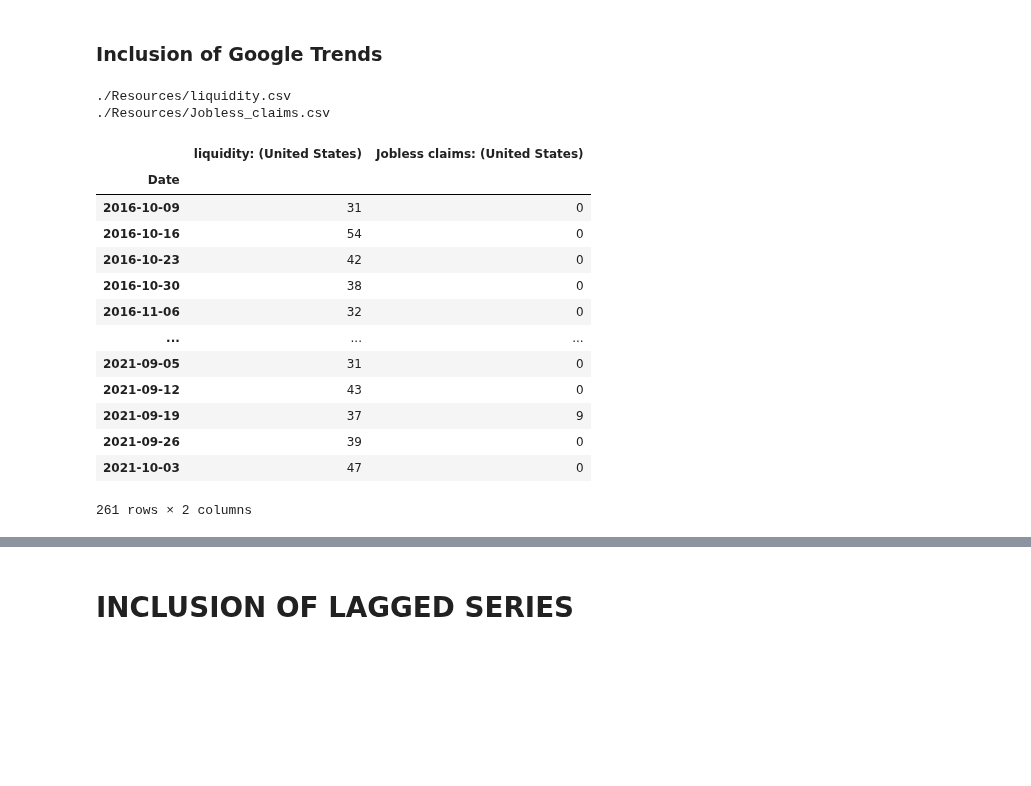
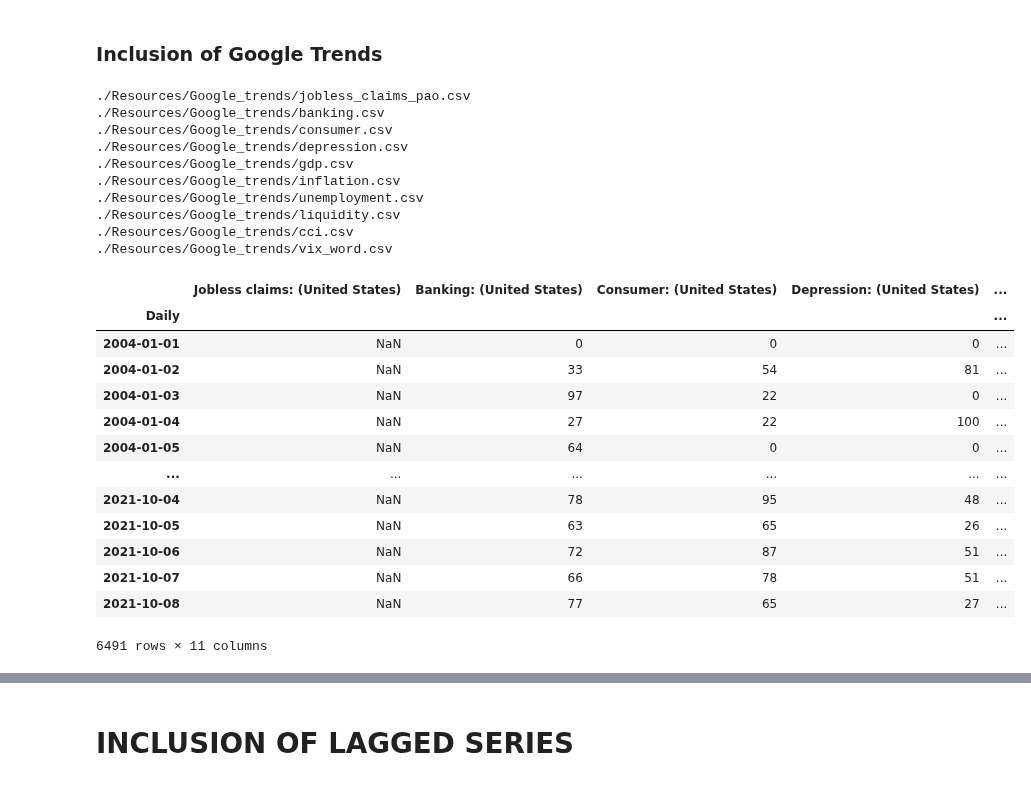
Before and after one commit to sangramsinghg/vix_predictor, a Jupyter notebook: Paola_adaBoost.ipynb, the cells around one changed output, grey strips where cells are left out. Saved outputs shown, nothing was run; the diff lists cells and outputs as text; code cells hidden in the pictures; blank space fills up the shorter version.

```diff
--- a/Paola_adaBoost.ipynb
+++ b/Paola_adaBoost.ipynb
@@ -173,34 +256,46 @@ X5
 # %% [markdown]
 ### Inclusion of Google Trends
 # %%
-# Upload of csv files
-keywords=['liquidity', 'Jobless_claims']
+# Upload of Google Tremds -- X6
+keywords=['jobless_claims_pao', 'banking', "consumer", "depression", "gdp", "inflation",
+          'unemployment', 'liquidity','cci', 'vix_word'] #[ 'pandemic' has issues of double entries]
 google_trends_df=pd.DataFrame()
 
 for keyword in keywords:
-    file_path=f"./Resources/{keyword}.csv"
+    file_path=f"./Resources/Google_trends/{keyword}.csv"
     print(file_path)
     trend=pd.read_csv(Path(file_path),
-                      index_col= 'Date',
+                      index_col= 'Daily',
                       parse_dates= True,
-                      infer_datetime_format=True)
+                      infer_datetime_format=True
+                     )
+    #print(trend)
     google_trends_df=pd.concat([google_trends_df, trend], axis=1)
+    #print(google_trends_df)
 
 google_trends_df
 # %% [output]
-./Resources/liquidity.csv
-./Resources/Jobless_claims.csv
+./Resources/Google_trends/jobless_claims_pao.csv
+./Resources/Google_trends/banking.csv
+./Resources/Google_trends/consumer.csv
+./Resources/Google_trends/depression.csv
+./Resources/Google_trends/gdp.csv
+./Resources/Google_trends/inflation.csv
+./Resources/Google_trends/unemployment.csv
+./Resources/Google_trends/liquidity.csv
+./Resources/Google_trends/cci.csv
+./Resources/Google_trends/vix_word.csv
-|  | liquidity: (United States) | Jobless claims: (United States) |
-| Date |  |  |
-| 2016-10-09 | 31 | 0 |
-| 2016-10-16 | 54 | 0 |
-| 2016-10-23 | 42 | 0 |
-| 2016-10-30 | 38 | 0 |
-| 2016-11-06 | 32 | 0 |
-| ... | ... | ... |
-| 2021-09-05 | 31 | 0 |
-| 2021-09-12 | 43 | 0 |
-| 2021-09-19 | 37 | 9 |
-| 2021-09-26 | 39 | 0 |
-| 2021-10-03 | 47 | 0 |
+|  | Jobless claims: (United States) | Banking: (United States) | Consumer: (United States) | Depression: (United States) | ... |
+| Daily |  |  |  |  | ... |
+| 2004-01-01 | NaN | 0 | 0 | 0 | ... |
+| 2004-01-02 | NaN | 33 | 54 | 81 | ... |
+| 2004-01-03 | NaN | 97 | 22 | 0 | ... |
+| 2004-01-04 | NaN | 27 | 22 | 100 | ... |
+| 2004-01-05 | NaN | 64 | 0 | 0 | ... |
+| ... | ... | ... | ... | ... | ... |
+| 2021-10-04 | NaN | 78 | 95 | 48 | ... |
+| 2021-10-05 | NaN | 63 | 65 | 26 | ... |
+| 2021-10-06 | NaN | 72 | 87 | 51 | ... |
+| 2021-10-07 | NaN | 66 | 78 | 51 | ... |
+| 2021-10-08 | NaN | 77 | 65 | 27 | ... |
-261 rows × 2 columns
+6491 rows × 11 columns
```
Also changed, not shown: parts of 28 cells of this notebook, 40 other files.
